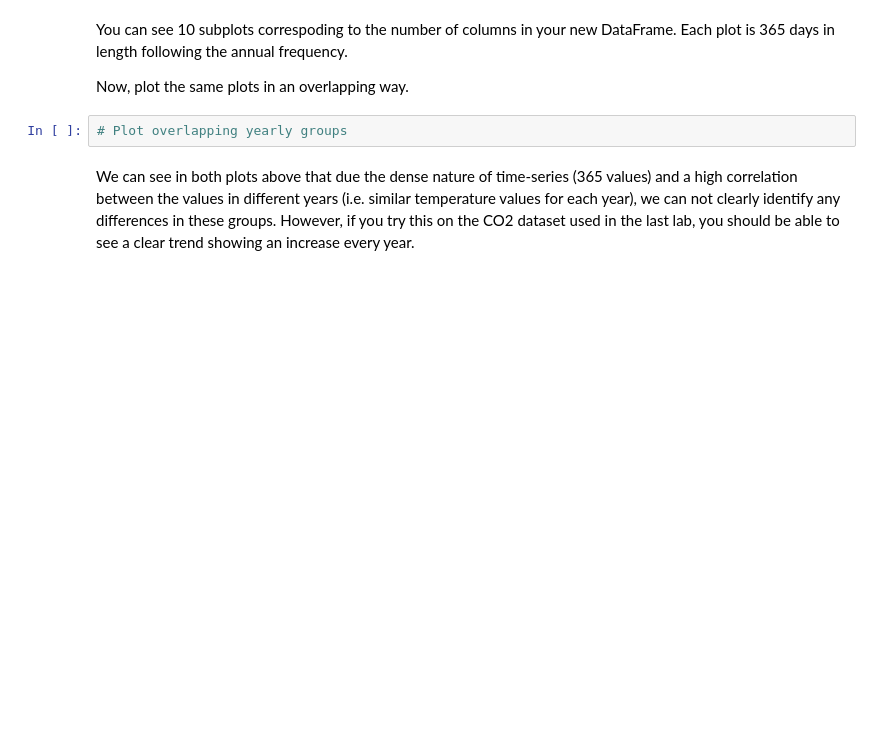
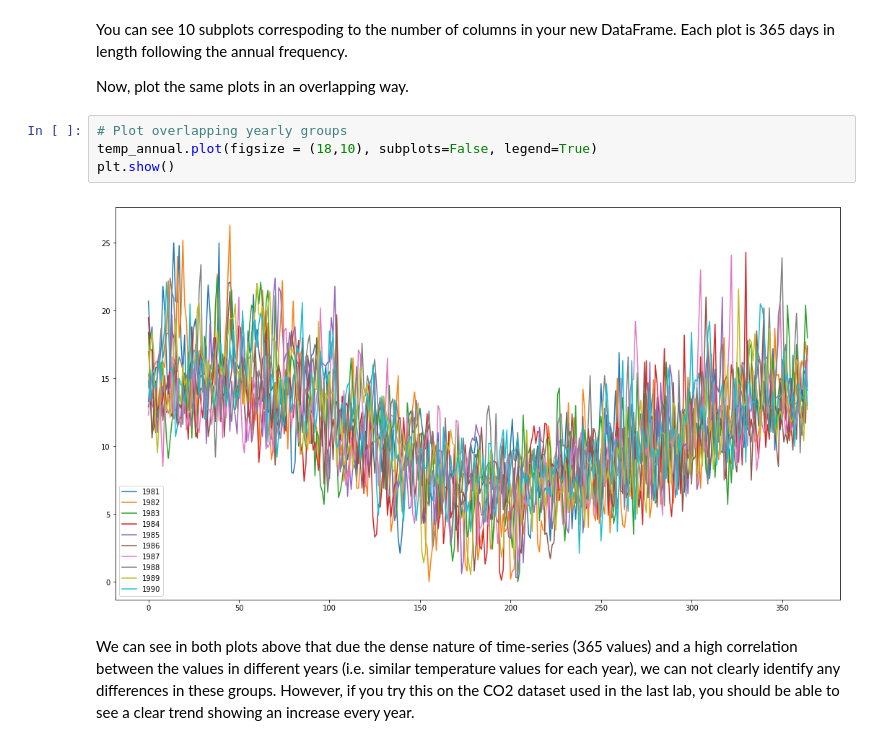
Before and after one commit to feiqi9047/dsc-3-25-04-visualizing-time-series-data-lab-nyc-ds-career-031119, a Jupyter notebook: index.ipynb, the cells around one changed output. Cells and saved outputs as stored; diff of their text form; blank space fills up the shorter version.

```diff
--- a/index.ipynb
+++ b/index.ipynb
@@ -109,6 +109,10 @@ You can see 10 subplots correspoding to the number of columns in your new DataFr
 Now, plot the same plots in an overlapping way.
 # %%
 # Plot overlapping yearly groups
+temp_annual.plot(figsize = (18,10), subplots=False, legend=True)
+plt.show()
+# %% [output]
+[figure, added]
 # %% [markdown]
 We can see in both plots above that due the dense nature of time-series (365 values) and a high correlation between the values in different years (i.e. similar temperature values for each year), we can not clearly identify any differences in these groups. However, if you try this on the CO2 dataset used in the last lab, you should be able to see a clear trend showing an increase every year.
 # %% [markdown]
```
